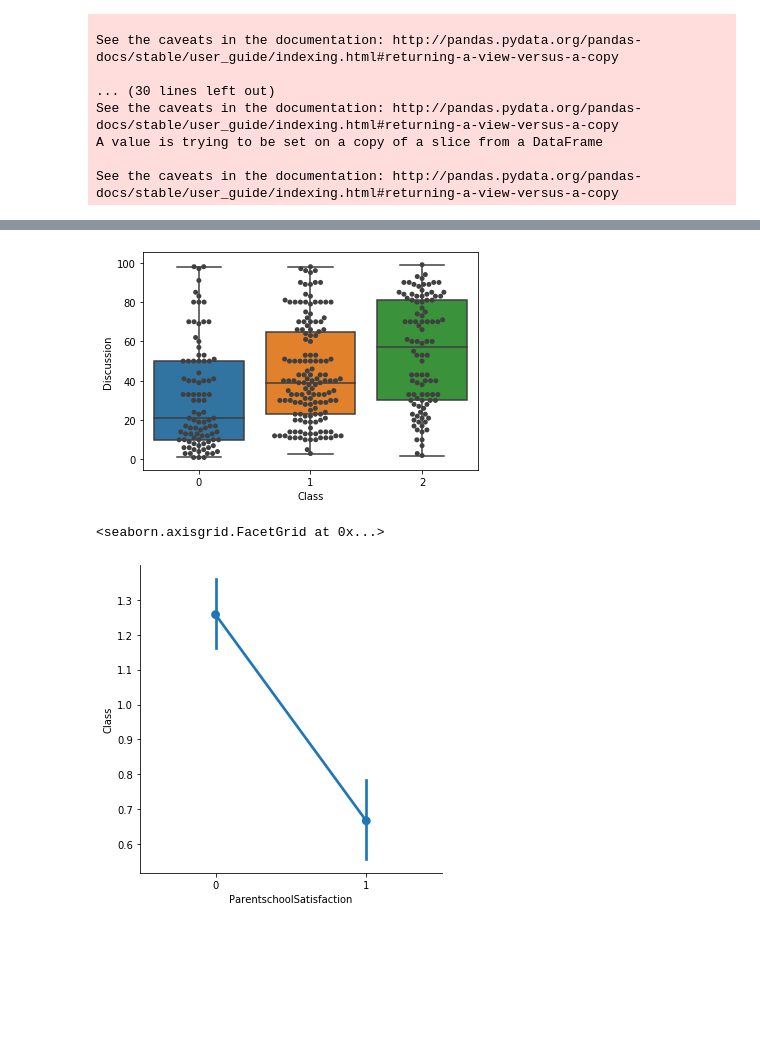
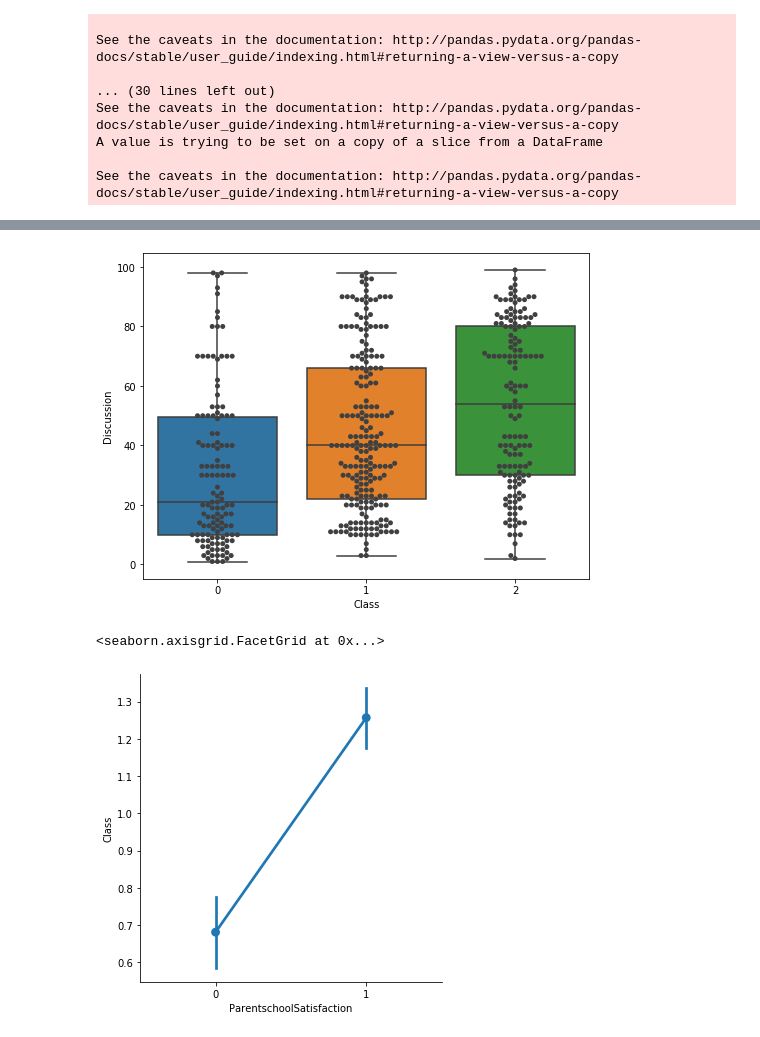
Before and after one commit to Galiold/data-mining-sap, a Jupyter notebook: phase-2/Python/sum.ipynb, the cells around one changed output, grey strips where cells are left out. Drawn from its saved outputs; the diff is of its cells as text; code cells hidden in the pictures; blank space fills up the shorter version.

```diff
--- a/phase-2/Python/sum.ipynb
+++ b/phase-2/Python/sum.ipynb
@@ -32,8 +79,8 @@ df['StudentAbsenceDays'][df['StudentAbsenceDays'] == "Under-7"] = 0
 df['StudentAbsenceDays'][df['StudentAbsenceDays'] == "Above-7"] = 1
 df['StudentAbsenceDays'] = df['StudentAbsenceDays'].astype(int)
 
-df['ParentschoolSatisfaction'][df['ParentschoolSatisfaction'] == "Good"] = 0
-df['ParentschoolSatisfaction'][df['ParentschoolSatisfaction'] == "Bad"] = 1
+df['ParentschoolSatisfaction'][df['ParentschoolSatisfaction'] == "Bad"] = 0
+df['ParentschoolSatisfaction'][df['ParentschoolSatisfaction'] == "Good"] = 1
 df['ParentschoolSatisfaction'] = df['ParentschoolSatisfaction'].astype(int)
 
 df['ParentAnsweringSurvey'][df['ParentAnsweringSurvey'] == "No"] = 0
@@ -80,12 +153,13 @@ sns.barplot(df.PlaceofBirth, df.Class)
 # %%
-ax = sns.boxplot(x='Class', y='Discussion', data=train)
-ax = sns.swarmplot(x='Class', y = 'Discussion', data=train, color='.25')
+plt.figure(figsize = (8,6))
+ax = sns.boxplot(x='Class', y='Discussion', data=df)
+ax = sns.swarmplot(x='Class', y = 'Discussion', data=df, color='.25')
 plt.show()
 # %% [output]
-[figure, old version]
+[figure, new version]
 # %%
-sns.catplot('ParentschoolSatisfaction','Class', kind='point', data=train)
+sns.catplot('ParentschoolSatisfaction','Class', kind='point', data=df)
 # %% [output]
 <seaborn.axisgrid.FacetGrid at 0x...>
-[figure, old version]
+[figure, new version]
 # %%
```
Also changed, not shown: parts of 31 cells of this notebook.
